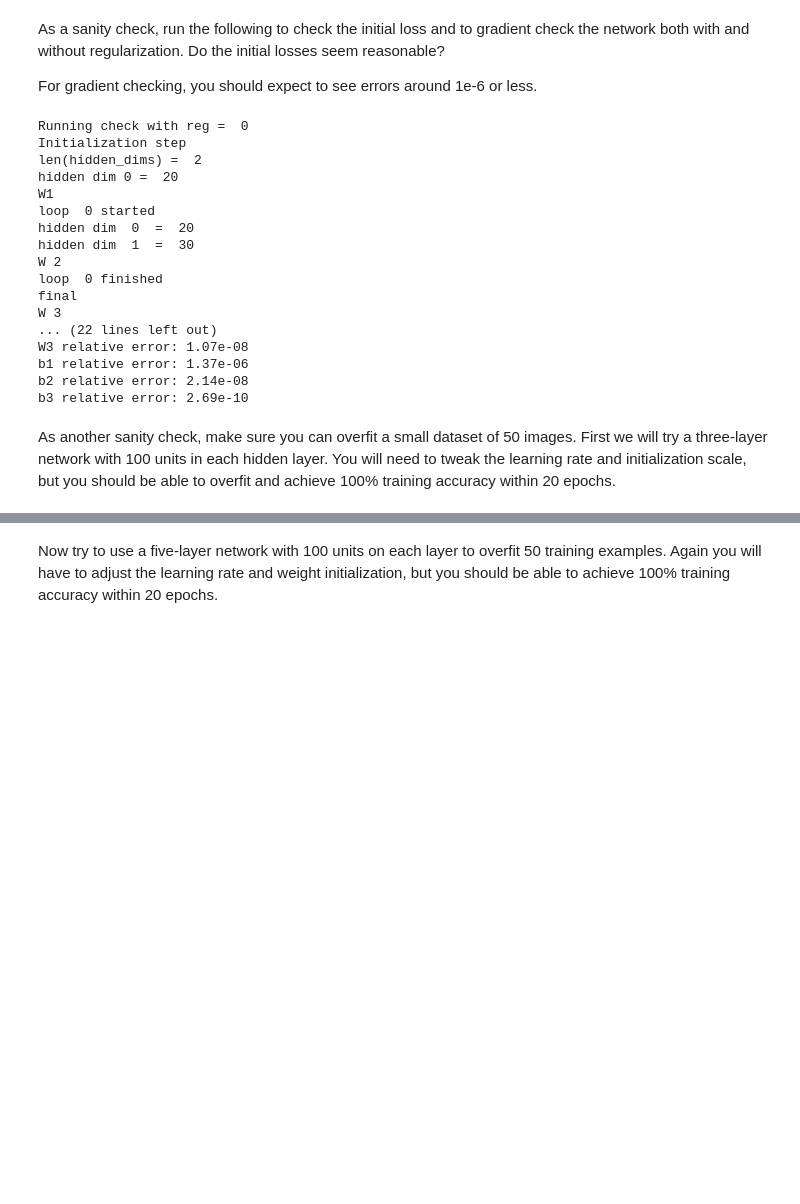
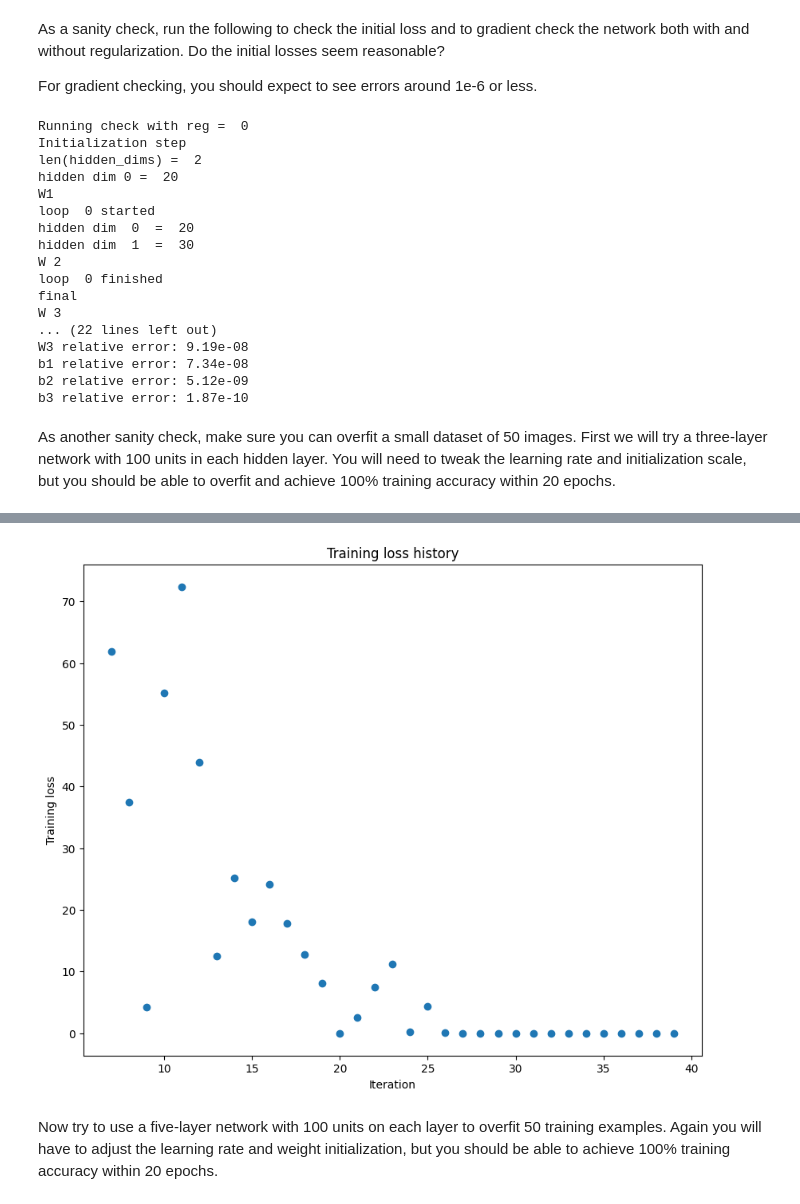
Before and after one commit to natmartem/natmartem.github.io, a Jupyter notebook: Копия_блокнота_"[Latest]_FullyConnectedNets_colab_ipynb".ipynb, the cells around one changed output, grey strips where cells are left out. Cells and saved outputs as stored; diff of their text form; code cells hidden in the pictures; blank space fills up the shorter version.

```diff
--- a/Копия_блокнота_"[Latest]_FullyConnectedNets_colab_ipynb".ipynb
+++ b/Копия_блокнота_"[Latest]_FullyConnectedNets_colab_ipynb".ipynb
@@ -1091,24 +1090,27 @@ class FullyConnectedNet(object):
         print('len(hidden_dims) = ', len(hidden_dims))
         self.params['W1'] = np.random.normal(loc=0, scale=weight_scale, size = (input_dim, hidden_dims[0]))
         self.params['b1'] = np.zeros(shape = (hidden_dims[0],))
-        self.params['gamma1'] = np.ones(shape = hidden_dims[0])
-        self.params['beta1'] = np.zeros(shape = hidden_dims[0])
+        if use_batchnorm:
+          self.params['gamma1'] = np.ones(shape = hidden_dims[0])
+          self.params['beta1'] = np.zeros(shape = hidden_dims[0])
         print('hidden dim 0 = ', hidden_dims[0])
         print('W1')
         for i in range(self.num_layers-2):
           print('loop ',i, 'started')
           self.params[f'W{i+2}'] = np.random.normal(loc=0, scale=weight_scale, size = (hidden_dims[i], hidden_dims[i+1]))
           self.params[f'b{i+2}'] = np.zeros(shape = (hidden_dims[i+1],))
-          self.params[f'gamma{i+2}'] = np.ones(shape = hidden_dims[i+1])
-          self.params[f'beta{i+2}'] = np.zeros(shape = hidden_dims[i+1])
+          if use_batchnorm:
+            self.params[f'gamma{i+2}'] = np.ones(shape = hidden_dims[i+1])
+            self.params[f'beta{i+2}'] = np.zeros(shape = hidden_dims[i+1])
           print('hidden dim ', i, ' = ',  hidden_dims[i])
           print('hidden dim ', i+1, ' = ',  hidden_dims[i+1])
           print('W', i+2 )
           print('loop ',i, 'finished')
         self.params[f'W{self.num_layers}'] = np.random.normal(loc=0, scale=weight_scale, size = (hidden_dims[-1], num_classes))
         self.params[f'b{self.num_layers}'] = np.zeros(shape = (num_classes,))
-        self.params[f'gamma{self.num_layers}'] = np.ones(shape = num_classes)
-        self.params[f'beta{self.num_layers}'] = np.zeros(shape = num_classes)
+        if use_batchnorm:
+          self.params[f'gamma{self.num_layers}'] = np.ones(shape = num_classes)
+          self.params[f'beta{self.num_layers}'] = np.zeros(shape = num_classes)
         print('final')
         print('W', self.num_layers)
         ############################################################################
@@ -1258,10 +1260,10 @@ loop  0 finished
 final
 W 3
 ... (22 lines left out)
-W3 relative error: 1.07e-08
-b1 relative error: 1.37e-06
-b2 relative error: 2.14e-08
-b3 relative error: 2.69e-10
+W3 relative error: 9.19e-08
+b1 relative error: 7.34e-08
+b2 relative error: 5.12e-09
+b3 relative error: 1.87e-10
 # %% [markdown]
 As another sanity check, make sure you can overfit a small dataset of 50 images. First we will try a three-layer network with 100 units in each hidden layer. You will need to tweak the learning rate and initialization scale, but you should be able to overfit and achieve 100% training accuracy within 20 epochs.
 # %%
@@ -1279,7 +1281,7 @@ small_data = {
 # TODO: Tune these parameters to get 100% train accuracy within 20 epochs. #
 ############################################################################
 weight_scale = 1
-learning_rate = 1
+learning_rate = 0.01
 ############################################################################
 #                             END OF YOUR CODE                             #
 ############################################################################
@@ -1316,3 +1338,4 @@ KeyError: ignored
+[figure, added]
 # %% [markdown]
 Now try to use a five-layer network with 100 units on each layer to overfit 50 training examples. Again you will have to adjust the learning rate and weight initialization, but you should be able to achieve 100% training accuracy within 20 epochs.
 # %%
```
Also changed, not shown: parts of 7 cells of this notebook.
